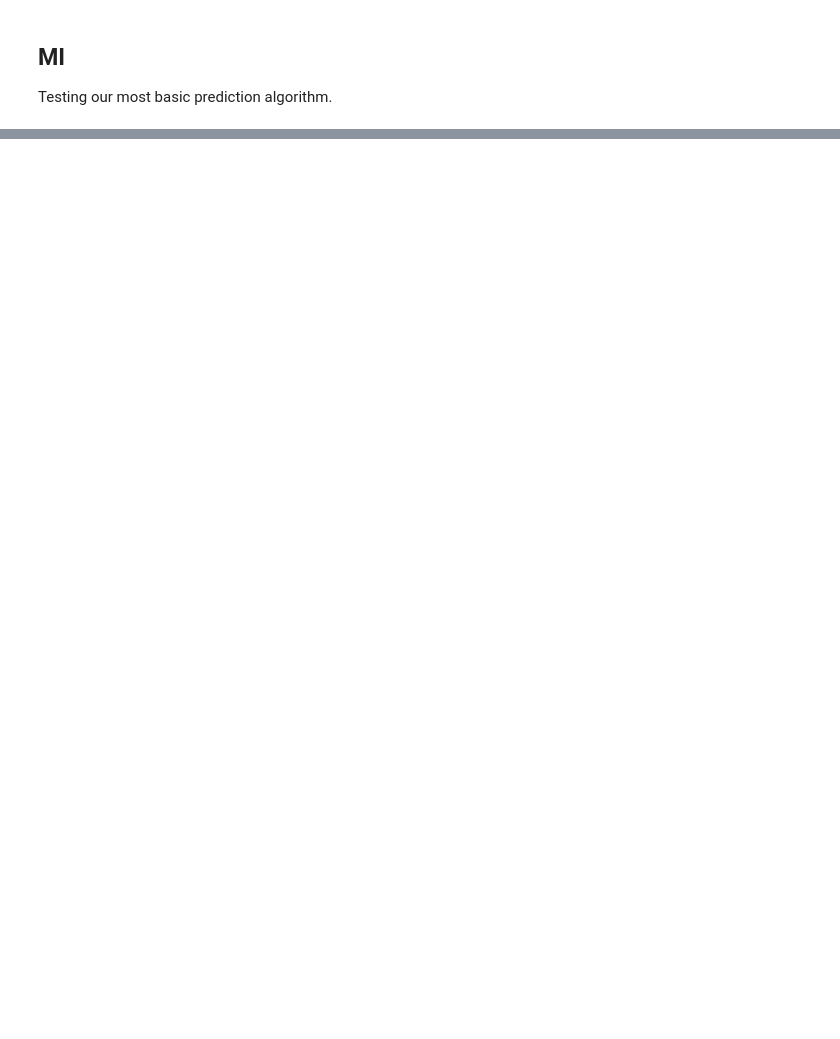
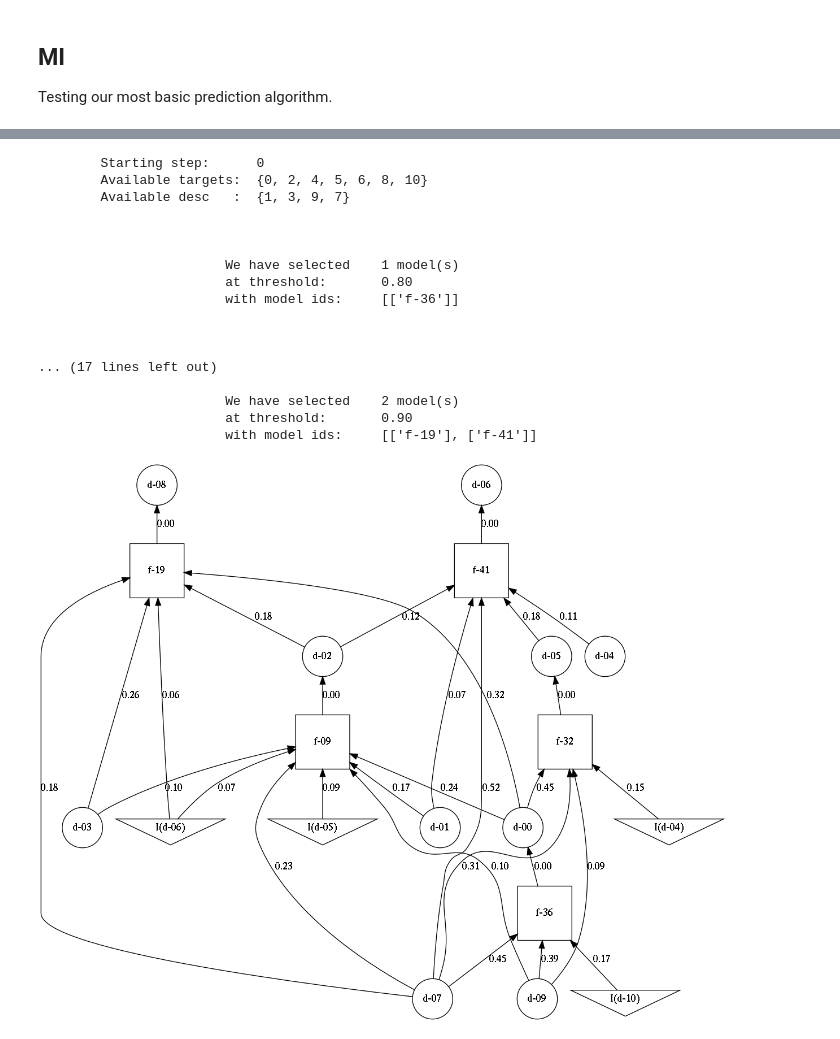
Before and after one commit to eliavw/morpheus, a Jupyter notebook: note/190430 - Prediction Algos Complete.ipynb, the cells around one changed output, grey strips where cells are left out. Saved outputs shown, nothing was run; the diff lists cells and outputs as text; code cells hidden in the pictures; blank space fills up the shorter version.

```diff
--- a/note/190430 - Prediction Algos Complete.ipynb
+++ b/note/190430 - Prediction Algos Complete.ipynb
@@ -333,0 +271,9 @@ Gs.append(g_extra)
+# %%
+# Create model
+data, _ = default_dataset(n_features=10)
+data = data.values
+
+m_list_it = random_m_list_for_mercs(data, its=4, fraction=0.4,random_state=3)
+
+g_list_it = [model_to_graph(m, idx) for idx, m in enumerate(m_list_it)]
+g_list_it = [fix_layout(g) for g in g_list_it]
@@ -333,0 +284,29 @@ Gs.append(g_extra)
+# %%
+# Compute
+q_code = np.array([-1,0,-1,0,-1, -1,-1,0,1,0, 1])
+g_it = it_algorithm(g_list_it, q_code, max_steps=3)
+
+# show your work
+fname = to_dot(g_it, fname='it', fi_labels=True)
+!dot -T png ./tmp/it.dot > ./tmp/it.png  # Bash command (This can be done nicer, but is tricky)
+
+display(Image('tmp/it.png'))
+# %% [output]
+        Starting step:      0
+        Available targets:  {0, 2, 4, 5, 6, 8, 10}
+        Available desc   :  {1, 3, 9, 7}
+
+
+
+                        We have selected    1 model(s)
+                        at threshold:       0.80
+                        with model ids:     [['f-36']]
+
+
+
+... (17 lines left out)
+
+                        We have selected    2 model(s)
+                        at threshold:       0.90
+                        with model ids:     [['f-19'], ['f-41']]
+[figure, added]
```
Also changed, not shown: parts of 48 cells of this notebook, 12 other files.
